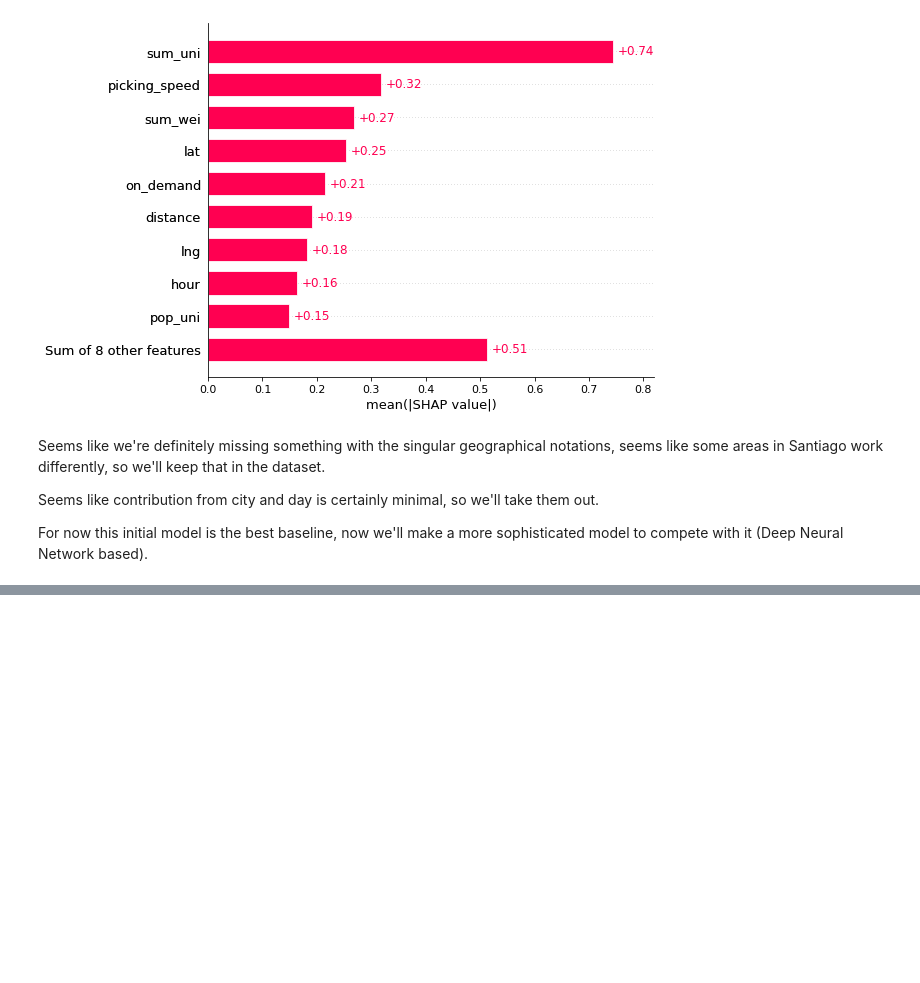
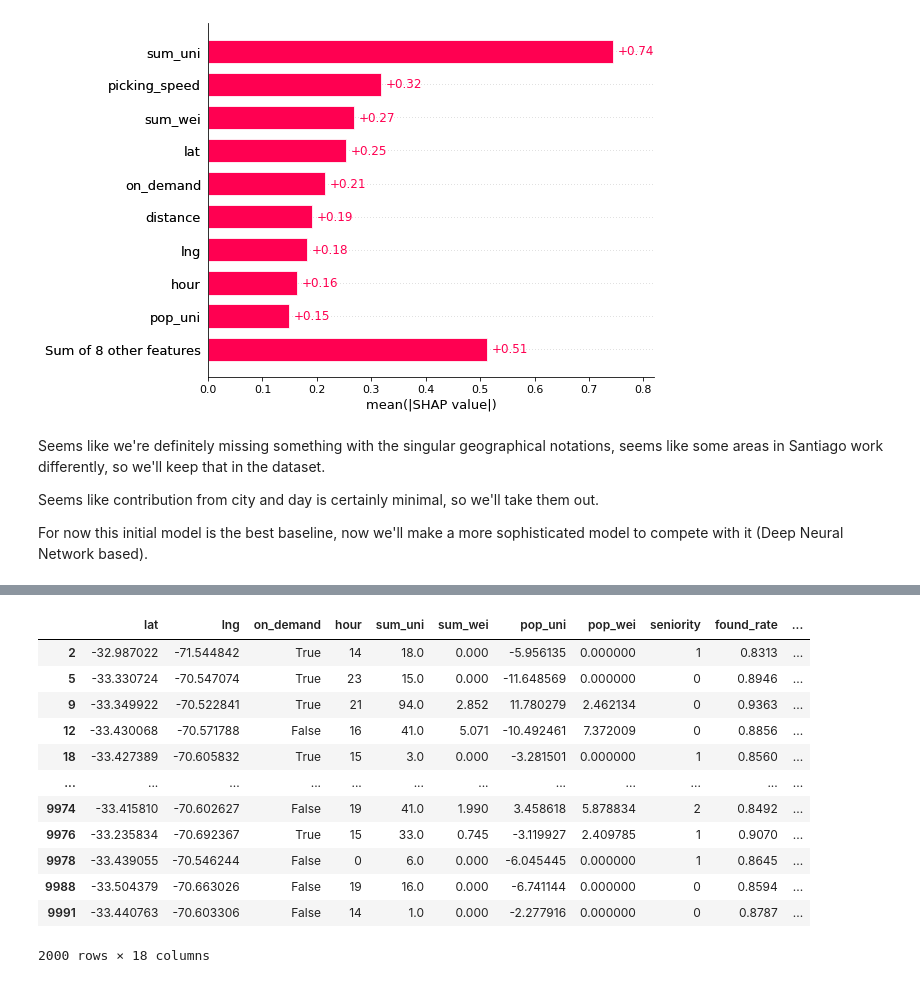
Before and after one commit to harrisonford/cornershop_estimator, a Jupyter notebook: 00_Model.ipynb, the cells around one changed output, grey strips where cells are left out. Drawn from its saved outputs; the diff is of its cells as text; code cells hidden in the pictures; blank space fills up the shorter version.

```diff
--- a/00_Model.ipynb
+++ b/00_Model.ipynb
@@ -310,0 +489,23 @@ with it (Deep Neural Network based).
+# %%
+# calculate total_minutes
+submission_label = submission_dataset['total_minutes'].copy()
+# we'll use skinned version of model
+submission_dataset.drop(['total_minutes', 'city', 'day'], axis=1, inplace=True)
+total_minutes = model_lgb.predict(submission_dataset)
+# add our values predicted back
+submission_dataset['total_minutes'] = total_minutes
+submission_dataset
+# %% [output]
+|  | lat | lng | on_demand | hour | sum_uni | sum_wei | pop_uni | pop_wei | seniority | found_rate | ... |
+| 2 | -32.987022 | -71.544842 | True | 14 | 18.0 | 0.000 | -5.956135 | 0.000000 | 1 | 0.8313 | ... |
+| 5 | -33.330724 | -70.547074 | True | 23 | 15.0 | 0.000 | -11.648569 | 0.000000 | 0 | 0.8946 | ... |
+| 9 | -33.349922 | -70.522841 | True | 21 | 94.0 | 2.852 | 11.780279 | 2.462134 | 0 | 0.9363 | ... |
+| 12 | -33.430068 | -70.571788 | False | 16 | 41.0 | 5.071 | -10.492461 | 7.372009 | 0 | 0.8856 | ... |
+| 18 | -33.427389 | -70.605832 | True | 15 | 3.0 | 0.000 | -3.281501 | 0.000000 | 1 | 0.8560 | ... |
+| ... | ... | ... | ... | ... | ... | ... | ... | ... | ... | ... | ... |
+| 9974 | -33.415810 | -70.602627 | False | 19 | 41.0 | 1.990 | 3.458618 | 5.878834 | 2 | 0.8492 | ... |
+| 9976 | -33.235834 | -70.692367 | True | 15 | 33.0 | 0.745 | -3.119927 | 2.409785 | 1 | 0.9070 | ... |
+| 9978 | -33.439055 | -70.546244 | False | 0 | 6.0 | 0.000 | -6.045445 | 0.000000 | 1 | 0.8645 | ... |
+| 9988 | -33.504379 | -70.663026 | False | 19 | 16.0 | 0.000 | -6.741144 | 0.000000 | 0 | 0.8594 | ... |
+| 9991 | -33.440763 | -70.603306 | False | 14 | 1.0 | 0.000 | -2.277916 | 0.000000 | 0 | 0.8787 | ... |
+2000 rows × 18 columns
```
Also changed, not shown: parts of 21 cells of this notebook, 3 other files.
